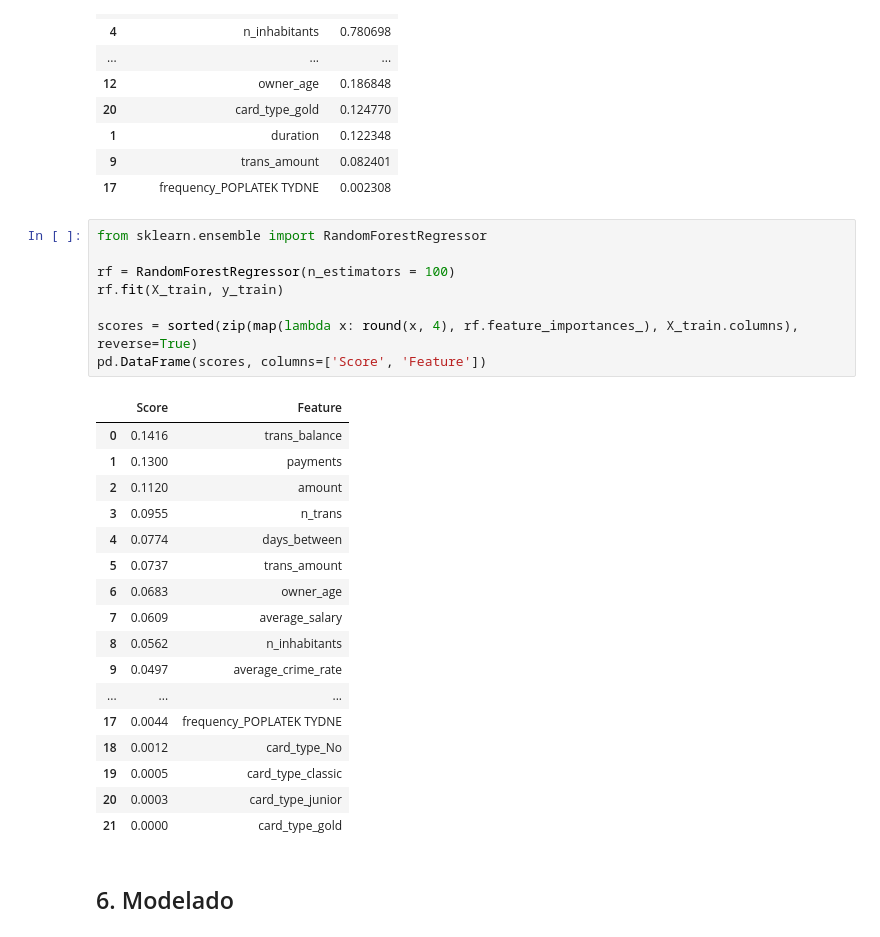
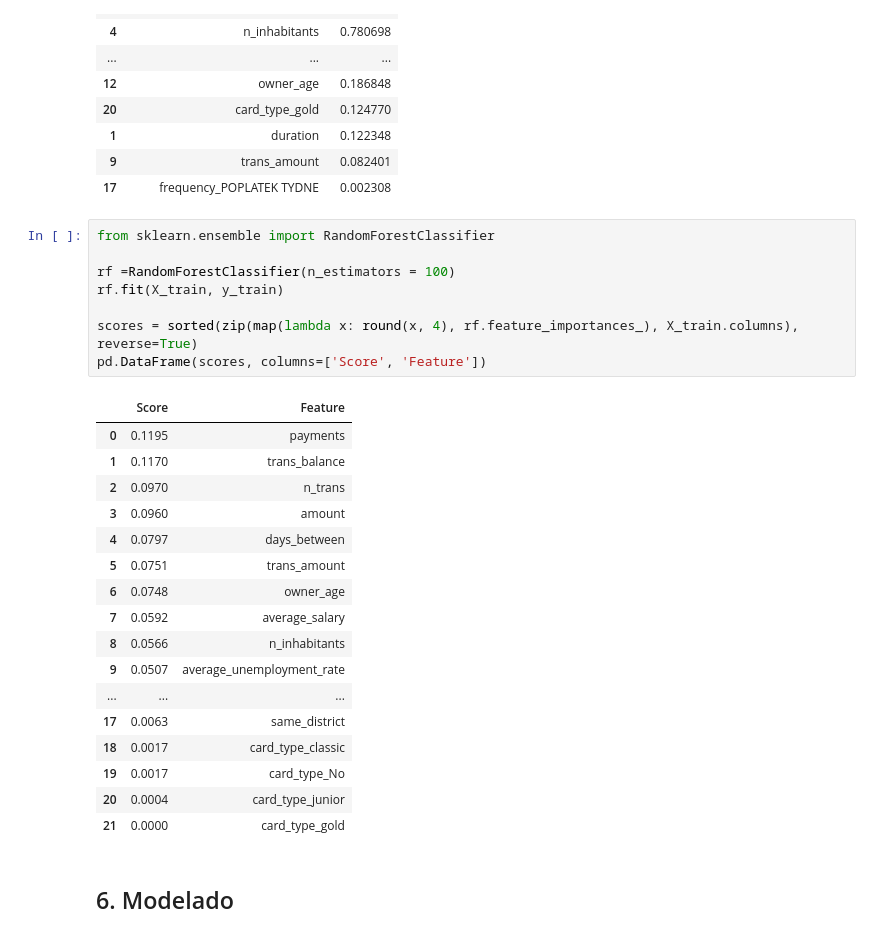
Before and after one commit to rafazamb/DS_PT_ENE21, a Jupyter notebook: 2-Machine_Learning/Casos Prácticos/Detección de impagos.ipynb, the cells around one changed output. Cells and saved outputs as stored; diff of their text form.

```diff
--- a/2-Machine_Learning/Casos Prácticos/Detección de impagos.ipynb
+++ b/2-Machine_Learning/Casos Prácticos/Detección de impagos.ipynb
@@ -514,30 +514,30 @@ pd.DataFrame({'column':X_train.columns, 'score':sel.scores_}).sort_values('score
 | 9 | trans_amount | 0.082401 |
 | 17 | frequency_POPLATEK TYDNE | 0.002308 |
 # %%
-from sklearn.ensemble import RandomForestRegressor
+from sklearn.ensemble import RandomForestClassifier
 
-rf = RandomForestRegressor(n_estimators = 100)
+rf =RandomForestClassifier(n_estimators = 100)
 rf.fit(X_train, y_train)
 
 scores = sorted(zip(map(lambda x: round(x, 4), rf.feature_importances_), X_train.columns), reverse=True)
 pd.DataFrame(scores, columns=['Score', 'Feature'])
 # %% [output]
 |  | Score | Feature |
-| 0 | 0.1416 | trans_balance |
-| 1 | 0.1300 | payments |
-| 2 | 0.1120 | amount |
-| 3 | 0.0955 | n_trans |
-| 4 | 0.0774 | days_between |
-| 5 | 0.0737 | trans_amount |
-| 6 | 0.0683 | owner_age |
-| 7 | 0.0609 | average_salary |
-| 8 | 0.0562 | n_inhabitants |
-| 9 | 0.0497 | average_crime_rate |
+| 0 | 0.1195 | payments |
+| 1 | 0.1170 | trans_balance |
+| 2 | 0.0970 | n_trans |
+| 3 | 0.0960 | amount |
+| 4 | 0.0797 | days_between |
+| 5 | 0.0751 | trans_amount |
+| 6 | 0.0748 | owner_age |
+| 7 | 0.0592 | average_salary |
+| 8 | 0.0566 | n_inhabitants |
+| 9 | 0.0507 | average_unemployment_rate |
 | ... | ... | ... |
-| 17 | 0.0044 | frequency_POPLATEK TYDNE |
-| 18 | 0.0012 | card_type_No |
-| 19 | 0.0005 | card_type_classic |
-| 20 | 0.0003 | card_type_junior |
+| 17 | 0.0063 | same_district |
+| 18 | 0.0017 | card_type_classic |
+| 19 | 0.0017 | card_type_No |
+| 20 | 0.0004 | card_type_junior |
 | 21 | 0.0000 | card_type_gold |
 # %% [markdown]
 <a name='modeling'></a>
```
Also changed, not shown: parts of 5 cells of this notebook.
